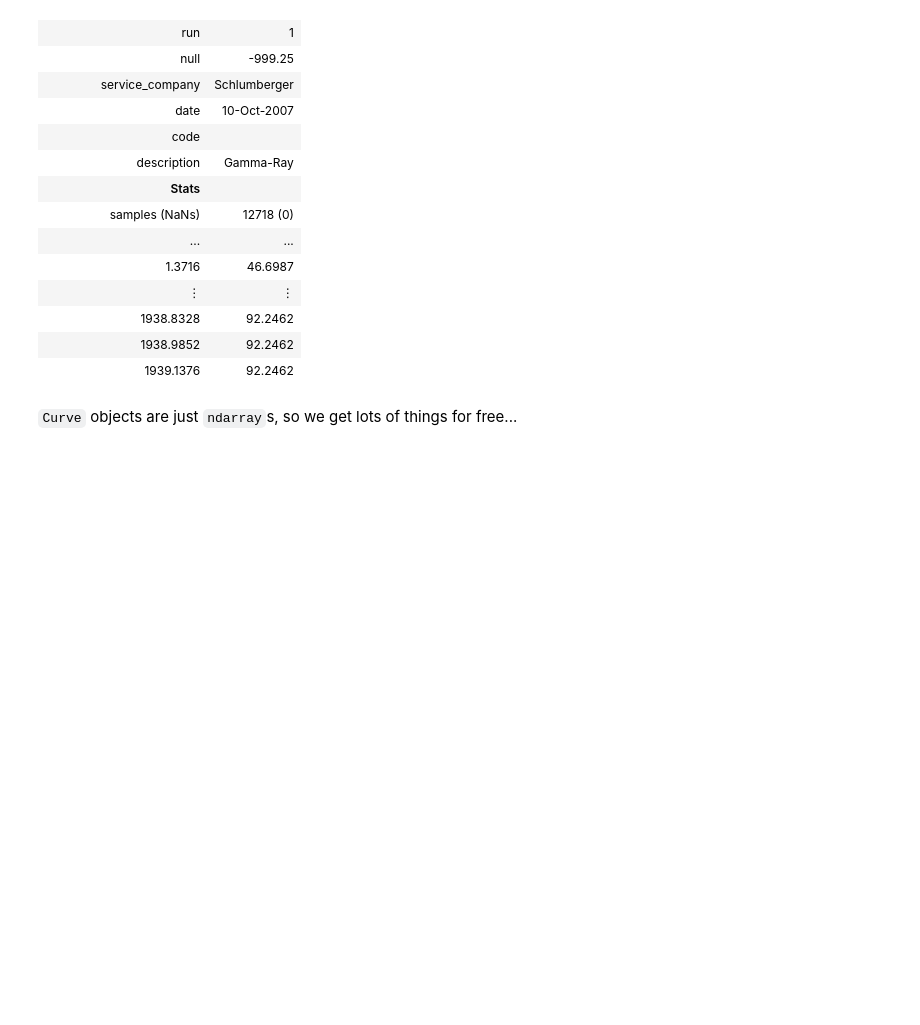
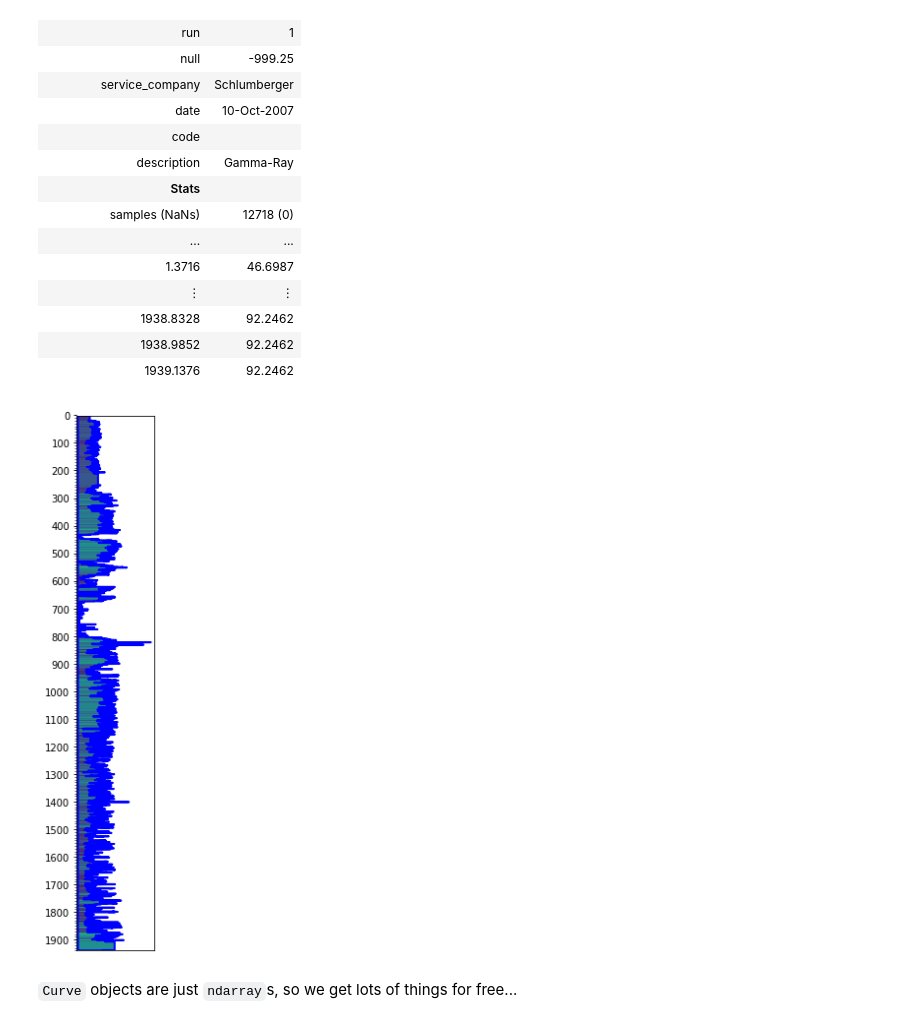
Before and after one commit to agilescientific/welly, a Jupyter notebook: tutorial/Curves.ipynb, the cells around one changed output. Cells and saved outputs as stored; diff of their text form; code cells hidden in the pictures; blank space fills up the shorter version.

Commit message:
allow putting curve in 2d plot

```diff
--- a/tutorial/Curves.ipynb
+++ b/tutorial/Curves.ipynb
@@ -85,6 +85,10 @@ gr
 | 1938.8328 | 92.2462 |
 | 1938.9852 | 92.2462 |
 | 1939.1376 | 92.2462 |
+# %%
+gr.plot_2d()
+# %% [output]
+[figure, added]
 # %% [markdown]
 `Curve` objects are just `ndarray`s, so we get lots of things for free...
 # %%
```
Also changed, not shown: 1 other file.
